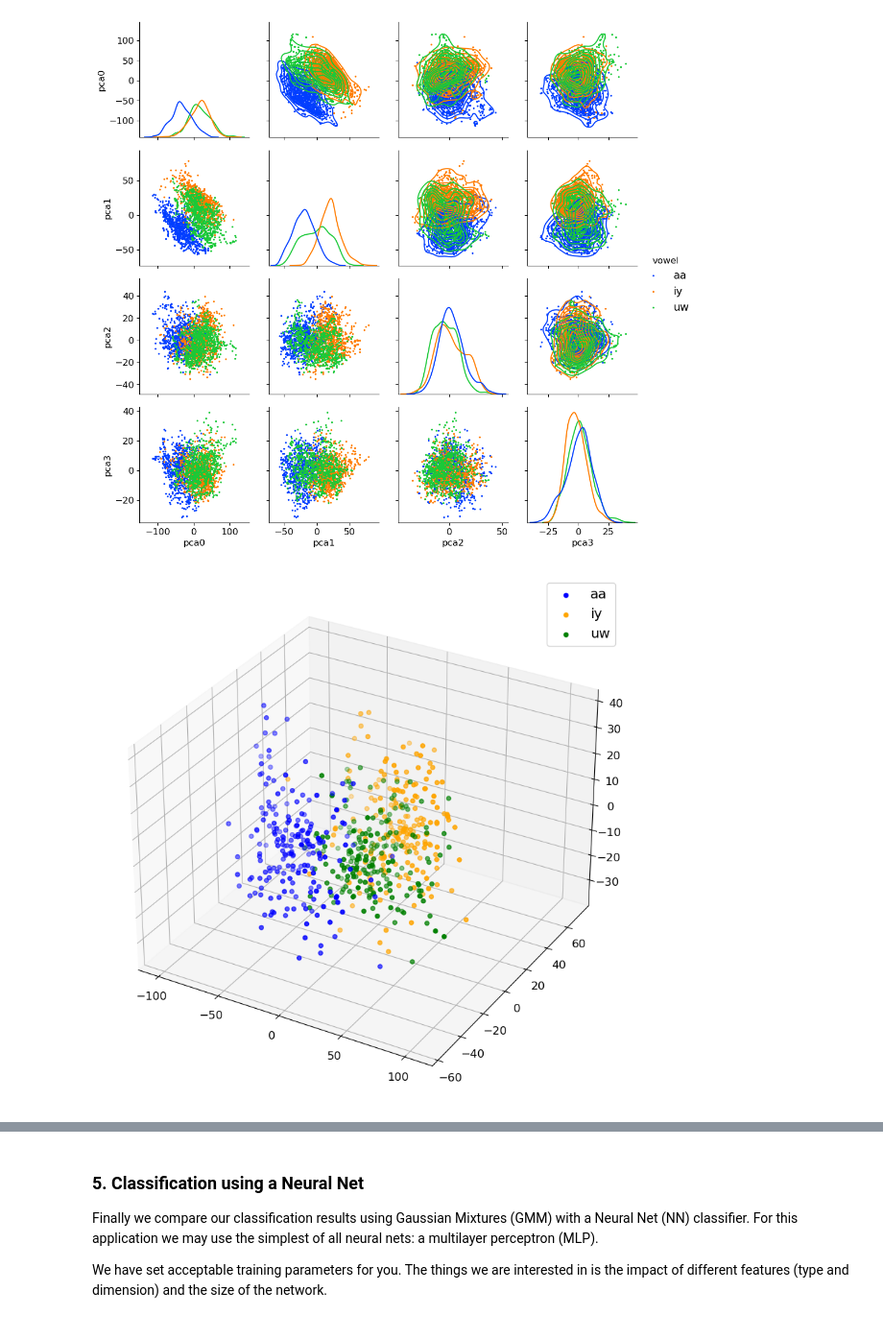
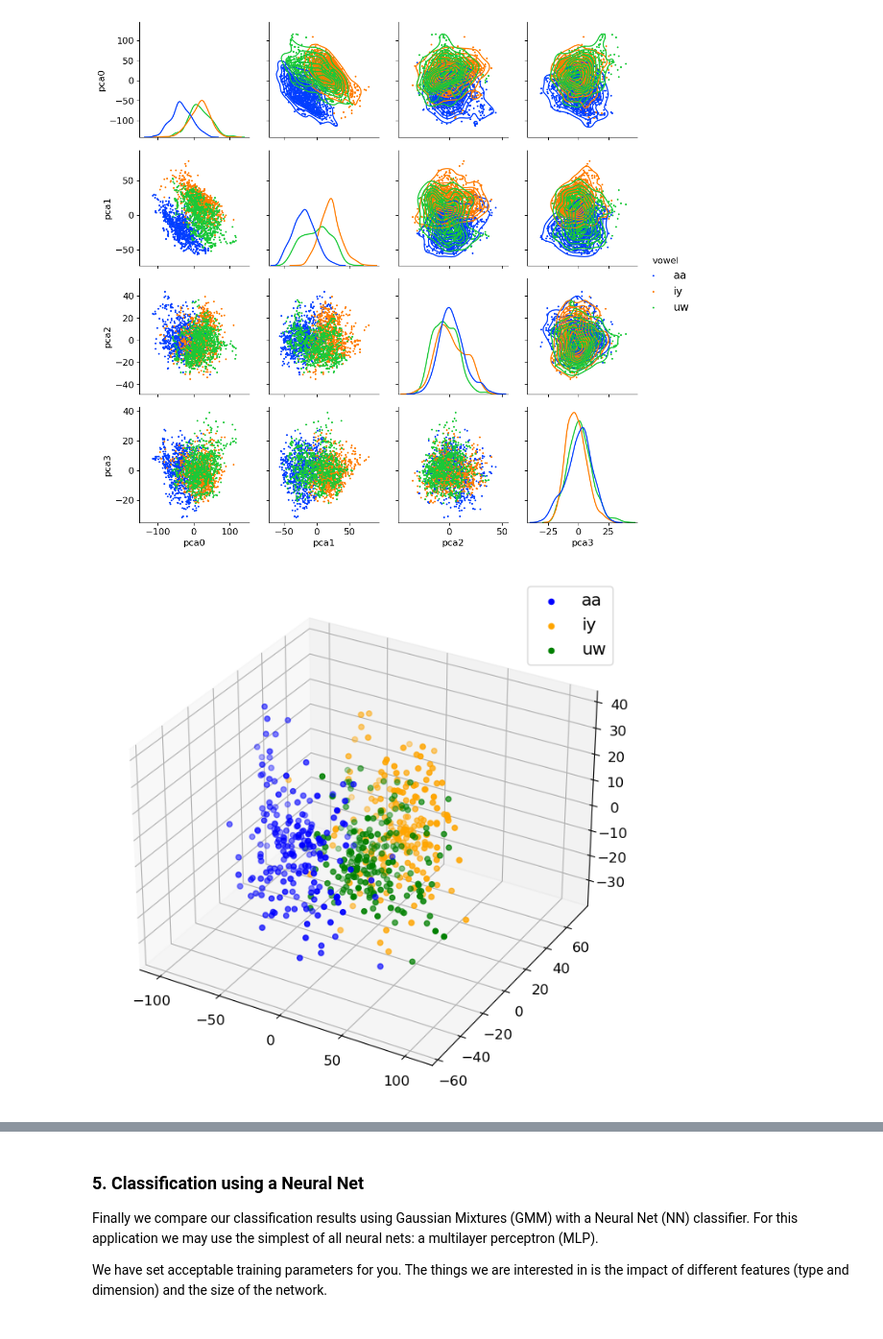
Before and after one commit to compi1234/spchlab, a Jupyter notebook: lab07_classification2/timit-1.ipynb, the cells around one changed output, grey strips where cells are left out. Shown at 96% size. Cells and saved outputs as stored; diff of their text form; code cells hidden in the pictures.

```diff
--- a/lab07_classification2/timit-1.ipynb
+++ b/lab07_classification2/timit-1.ipynb
@@ -156,13 +153,13 @@ g.add_legend()
 # %%
 # we can also try to look in 3D ...
 # .. but that's the limit of our visual capacity and the data is still 24-D !
-fig = plt.figure()
+fig = plt.figure(figsize=(8,8))
 ax = fig.add_subplot(111, projection='3d')
 ax.scatter(df.loc[0:200,"pca0"], df.loc[0:200,"pca1"], df.loc[0:200,"pca2"], c='blue', s=20)
 ax.scatter(df.loc[800:1000,"pca0"], df.loc[800:1000,"pca1"], df.loc[800:1000,"pca2"], c='orange', s=20)
 ax.scatter(df.loc[1600:1800,"pca0"], df.loc[1600:1800,"pca1"], df.loc[1600:1800,"pca2"], c='green', s=20)
 plt.legend(['aa','iy','uw'])
 plt.show()
 # %% [output]
-[figure, old version]
+[figure, new version]
 # %% [markdown]
```
Also changed, not shown: parts of 22 cells of this notebook, 24 other files.
